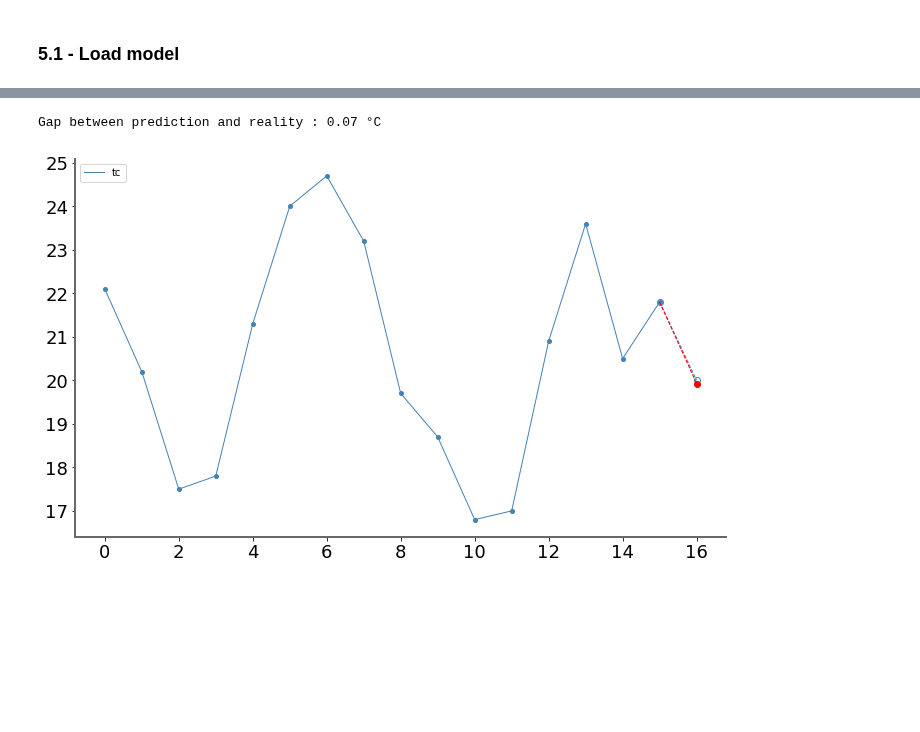
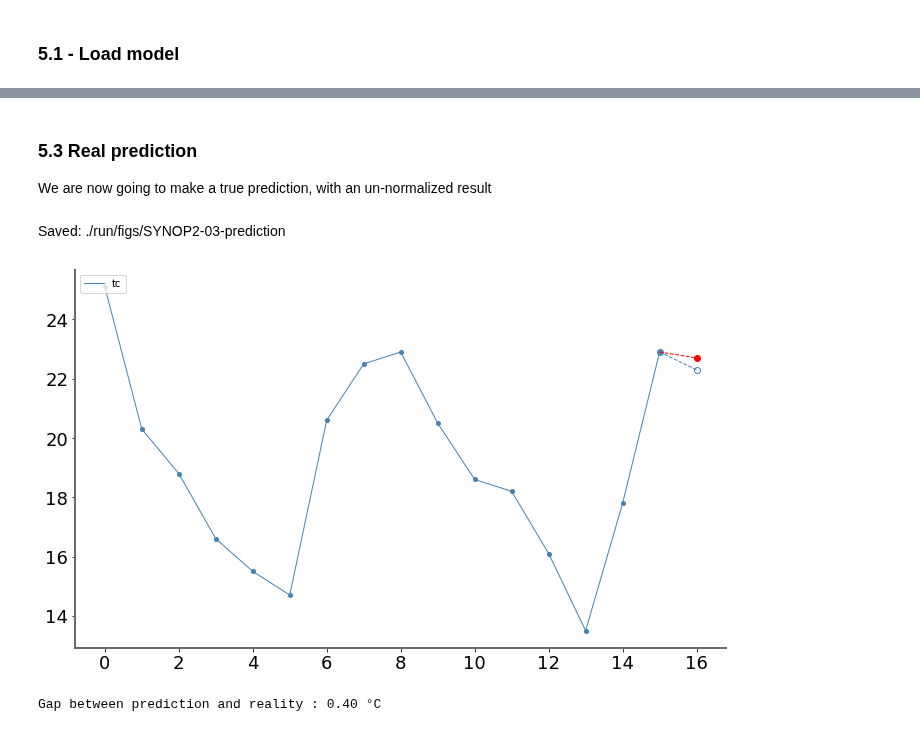
Before and after one commit to Jean-Christ1/Deep-Learning-with-Keras-and-Tensorflow, a Jupyter notebook: SYNOP/02-First-predictions.ipynb, the cells around one changed output, grey strips where cells are left out. Saved outputs shown, nothing was run; the diff lists cells and outputs as text; code cells hidden in the pictures; blank space fills up the shorter version.

```diff
--- a/SYNOP/02-First-predictions.ipynb
+++ b/SYNOP/02-First-predictions.ipynb
@@ -249,35 +273,38 @@ ooo.plot_multivariate_serie(sequence_true, predictions=pred, labels=features)
+# %% [markdown]
+### 5.3 Real prediction
+We are now going to make a true prediction, with an un-normalized result
 # %%
 def denormalize(mean,std,seq):
     nseq = seq.copy()
     for i,s in enumerate(nseq):
         s = s*std + mean
         nseq[i]=s
     return nseq
 
 
 # ---- Get a sequence
 
 i=random.randint(0,len(dataset_test)-sequence_len)
 sequence      = dataset_test[i:i+sequence_len]
 sequence_true = dataset_test[i:i+sequence_len+1]
 
 # ---- Prediction
 
 pred = loaded_model.predict( np.array([sequence]) )
 
 # ---- De-normalization
 
 sequence_true = denormalize(mean,std, sequence_true)
 pred          = denormalize(mean,std, pred)
 
 # ---- Show it
 feat=11
 
+pwk.plot_multivariate_serie(sequence_true, predictions=pred, labels=features, only_features=[feat],width=14, height=8, save_as='03-prediction')
+
 delta_deg=abs(sequence_true[-1][feat]-pred[-1][feat])
 print(f'Gap between prediction and reality : {delta_deg:.2f} °C')
-
-reload(ooo)
-ooo.plot_multivariate_serie(sequence_true, predictions=pred, labels=features, only_features=[feat],width=14, height=8)
 # %% [output]
+Saved: ./run/figs/SYNOP2-03-prediction
+[figure, new version]
-Gap between prediction and reality : 0.07 °C
+Gap between prediction and reality : 0.40 °C
-[figure, old version]
```
Also changed, not shown: parts of 13 cells of this notebook, 7 other files.
